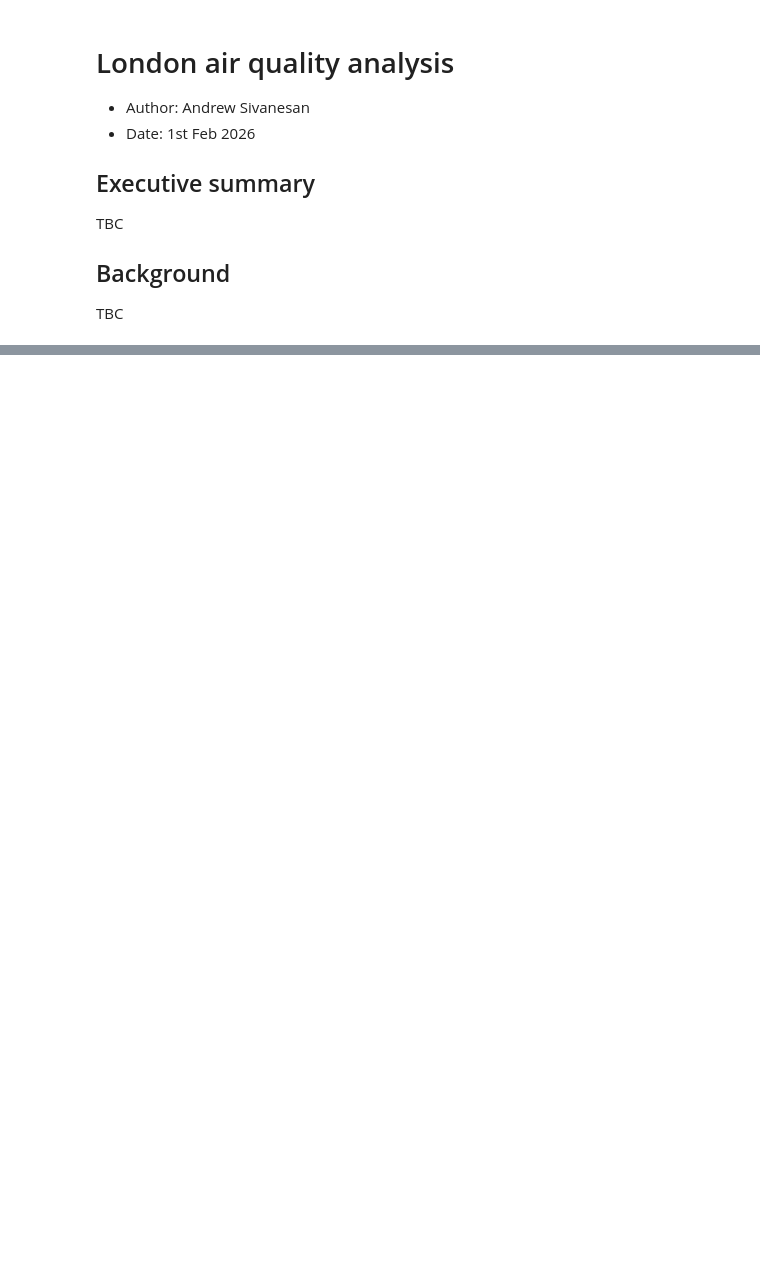
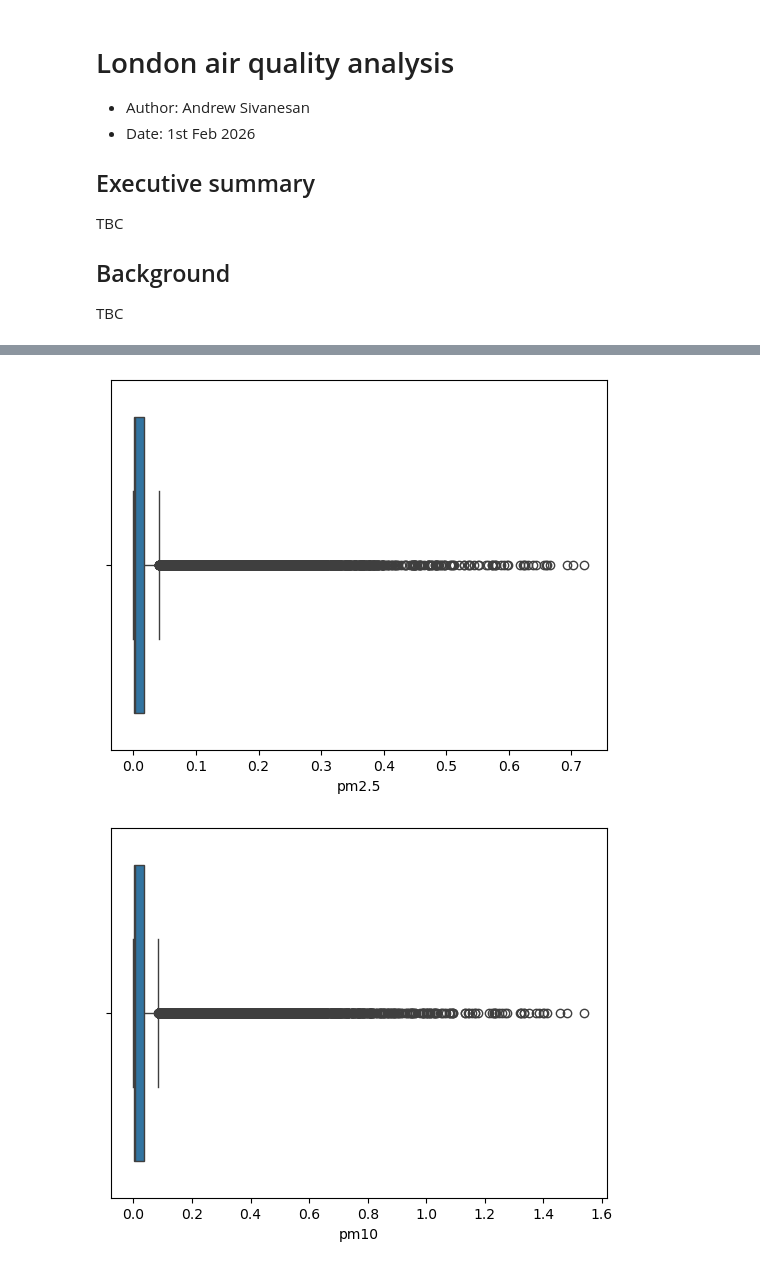
Before and after one commit to andrewsivanesan/London-air-quality, a Jupyter notebook: LondonAirQualityAnalysis.ipynb, the cells around one changed output, grey strips where cells are left out. Saved outputs shown, nothing was run; the diff lists cells and outputs as text; code cells hidden in the pictures; blank space fills up the shorter version.

```diff
--- a/LondonAirQualityAnalysis.ipynb
+++ b/LondonAirQualityAnalysis.ipynb
@@ -61,2 +109,7 @@ df["Sector"].value_counts()
 # %%
-df.columns
+for col in ["pm2.5", "pm10"]:
+    sns.boxplot(x=road_transport[col])
+    plt.show()
+# %% [output]
+[figure, added]
+[figure, added]
```
Also changed, not shown: parts of 13 cells of this notebook.
